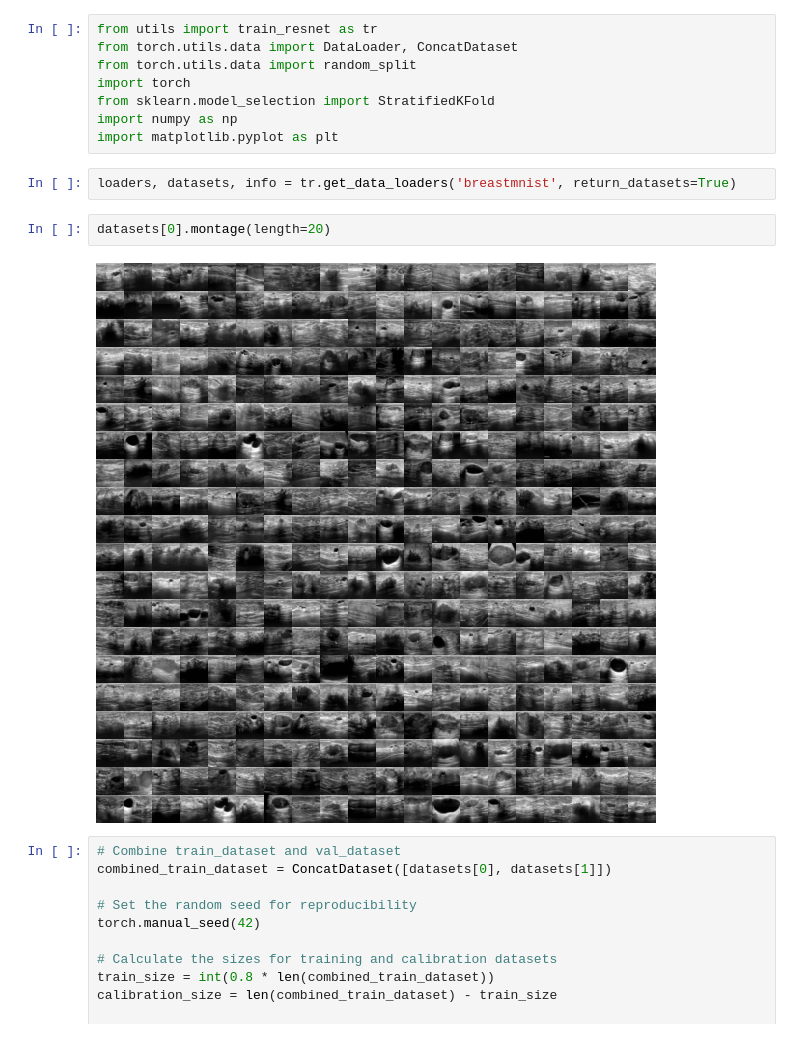
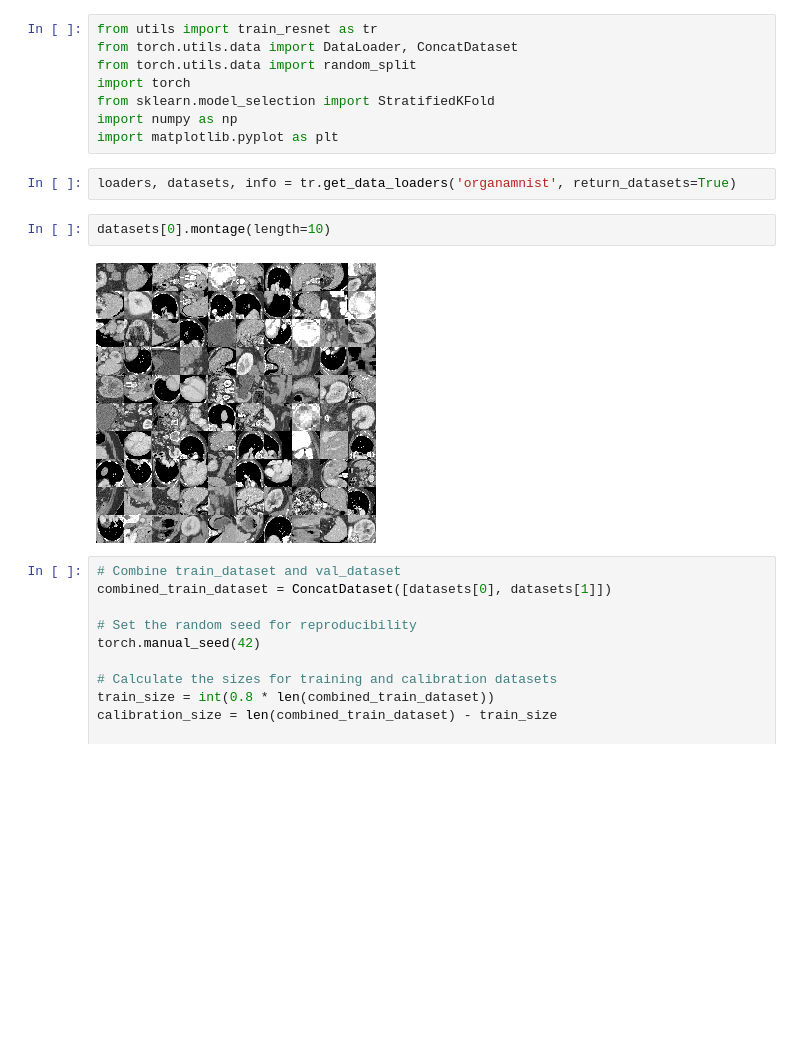
Before and after one commit to pstnmz/UQ_toolbox, a Jupyter notebook: medMNIST/train_resnet_breastMNIST.ipynb, the cells around one changed output. Drawn from its saved outputs; the diff is of its cells as text; blank space fills up the shorter version.

```diff
--- a/medMNIST/train_resnet_breastMNIST.ipynb
+++ b/medMNIST/train_resnet_breastMNIST.ipynb
@@ -7,11 +7,11 @@ from sklearn.model_selection import StratifiedKFold
 import numpy as np
 import matplotlib.pyplot as plt
 # %%
-loaders, datasets, info = tr.get_data_loaders('breastmnist', return_datasets=True)
+loaders, datasets, info = tr.get_data_loaders('organamnist', return_datasets=True)
 # %%
-datasets[0].montage(length=20)
+datasets[0].montage(length=10)
 # %% [output]
-[figure, old version]
+[figure, new version]
 # %%
 # Combine train_dataset and val_dataset
 combined_train_dataset = ConcatDataset([datasets[0], datasets[1]])
```
Also changed, not shown: 7 other files.
